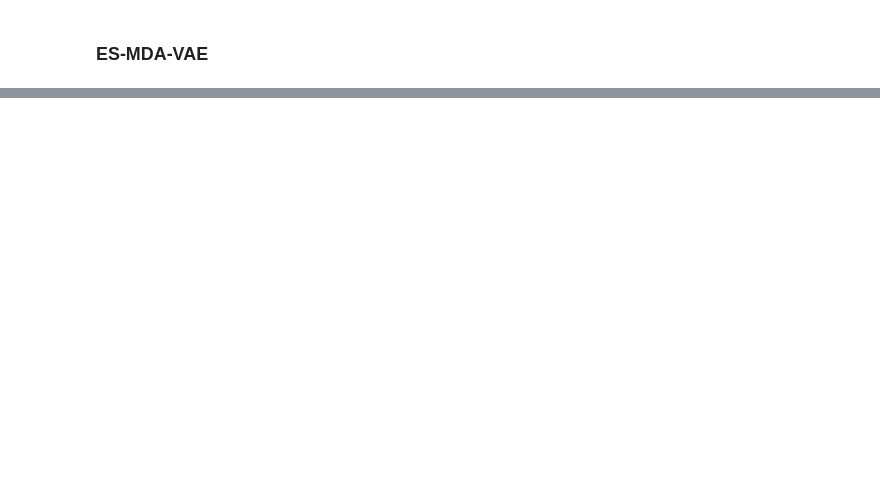
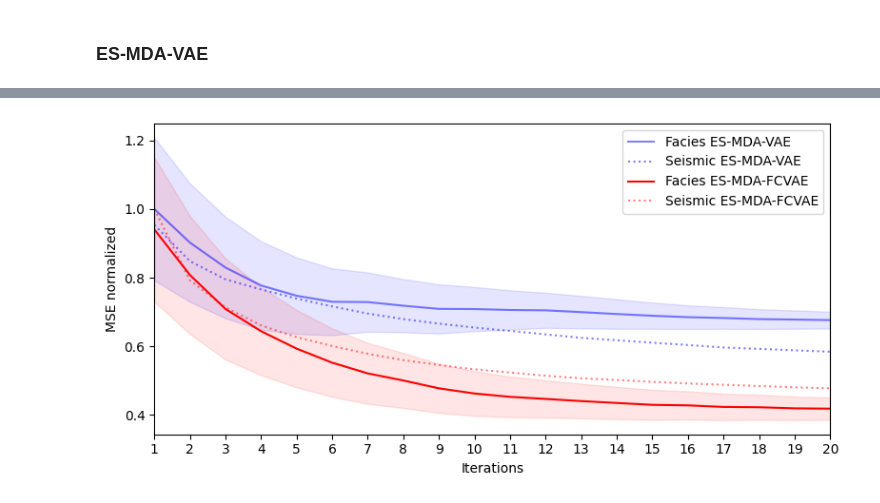
Before and after one commit to rodrigoext/esmda, a Jupyter notebook: ESMDA-DL_2D.ipynb, the cells around one changed output, grey strips where cells are left out. Cells and saved outputs as stored; diff of their text form; code cells hidden in the pictures; blank space fills up the shorter version.

```diff
--- a/ESMDA-DL_2D.ipynb
+++ b/ESMDA-DL_2D.ipynb
@@ -516,0 +604,2 @@ plt.show()
+# %%
+Obs_sim,_ = get_obs_sim(m_x_a[0].T,[48,48],PRIOR,G,fcvae)
@@ -516,0 +632,9 @@ plt.show()
+# %%
+error_seis = []
+error_seis_vae = []
+for i in range(Na):
+    Obs_sim,_ = get_obs_sim(m_x_a[i].T,[48,48],PRIOR,G,fcvae)
+    error_seis.append(tf.keras.losses.mse(np.repeat(obs,Obs_sim.T.shape[-1],axis=1), Obs_sim.T).numpy().mean())
+    Obs_sim,_ = get_obs_sim(m_x_a_vae[i].T,[48,48],PRIOR,G,vae)
+    error_seis_vae.append(tf.keras.losses.mse(np.repeat(obs,Obs_sim.T.shape[-1],axis=1), Obs_sim.T).numpy().mean())
+    print("Iteration {}: MSE seismic -> FCVAE {:.4f}, VAE {:.4f}".format(i,error_seis[-1], error_seis_vae[-1]))
@@ -529,42 +681,44 @@ for i in range(Na):
 # %%
 m_loss_vae = np.array(mse_vae)
-#seismic_loss_vae = np.array(data_vae['d_obs_loss'])
+seismic_loss_vae = np.array(error_a_vae[:-1])
 #imp_loss_vae = np.array(data_vae['dimp_obs_loss'])
 ens_std_vae = np.array(std_vae)
 
 m_loss_fcvae = np.array(mse_fcvae)
-#seismic_loss_fcvae = np.array(data_fcvae['d_obs_loss'])
+seismic_loss_fcvae = np.array(error_a[:-1])
 #imp_loss_fcvae = np.array(data_fcvae['dimp_obs_loss'])
 ens_std_fcvae = np.array(std_fcvae)
 
 max_loss = max(m_loss_vae.max(), m_loss_fcvae.max())
-#max_seismic_loss = max(seismic_loss_vae.max(), seismic_loss_fcvae.max())
+max_seismic_loss = max(seismic_loss_vae.max(), seismic_loss_fcvae.max())
 #max_impedance_loss = max(imp_loss_vae.max(), imp_loss_fcvae.max())
 
 fig = plt.figure(figsize=(8, 4), dpi=100)
 
 plt.plot(np.arange(1, 21, step=1), m_loss_vae/max_loss, linestyle='-', color='b', label='Facies ES-MDA-VAE', alpha=0.5)
 plt.fill_between(np.arange(1, 21, step=1),m_loss_vae/max_loss-ens_std_vae,m_loss_vae/max_loss+ens_std_vae,color='b',alpha=.1)
 
-#plt.plot(np.arange(1, 21, step=1), seismic_loss_vae/max_seismic_loss,  linestyle=':', color='b', label='Seismic ES-MDA-VAE', alpha=0.5)
+plt.plot(np.arange(1, 21, step=1), seismic_loss_vae/max_seismic_loss,  linestyle=':', color='b', label='Seismic ES-MDA-VAE', alpha=0.5)
 plt.plot(np.arange(1, 21, step=1), m_loss_fcvae/max_loss, linestyle='-', color='r', label='Facies ES-MDA-FCVAE')
 plt.fill_between(np.arange(1, 21, step=1),m_loss_fcvae/max_loss-ens_std_fcvae,m_loss_fcvae/max_loss+ens_std_fcvae,color='r',alpha=.1)
-#plt.plot(np.arange(1, 21, step=1),seismic_loss_fcvae/max_seismic_loss, linestyle=':', color='r', label='Seismic ES-MDA-FCVAE', alpha=0.5)
+plt.plot(np.arange(1, 21, step=1),seismic_loss_fcvae/max_seismic_loss, linestyle=':', color='r', label='Seismic ES-MDA-FCVAE', alpha=0.5)
 plt.xticks(np.arange(0, 31, step=1))
 plt.xlim([1, 20])
 
 #plt.plot(m_loss_vae, color='r', label='model')
 #plt.plot(m_loss_fcvae, '--', color='r', label='model')
 #plt.plot(seismic_loss_vae/max_seismic_loss, color='g', label='seismic')
 #plt.plot(seismic_loss_fcvae/max_seismic_loss, '--', color='g', label='seismic')
 #plt.plot(imp_loss_vae/max_impedance_loss, color='b', label='imp')
 #plt.plot(imp_loss_fcvae/max_impedance_loss, '--', color='b', label='imp')
 plt.ylabel('MSE normalized')
 plt.xlabel('Iterations')
 plt.legend()
 plt.tight_layout()
 plt.savefig("output_esmda.png",bbox_inches='tight',pad_inches=0)
 plt.show()
+# %% [output]
+[figure, added]
 # %%
 istart = 50
 
```
Also changed, not shown: parts of 19 cells of this notebook.
